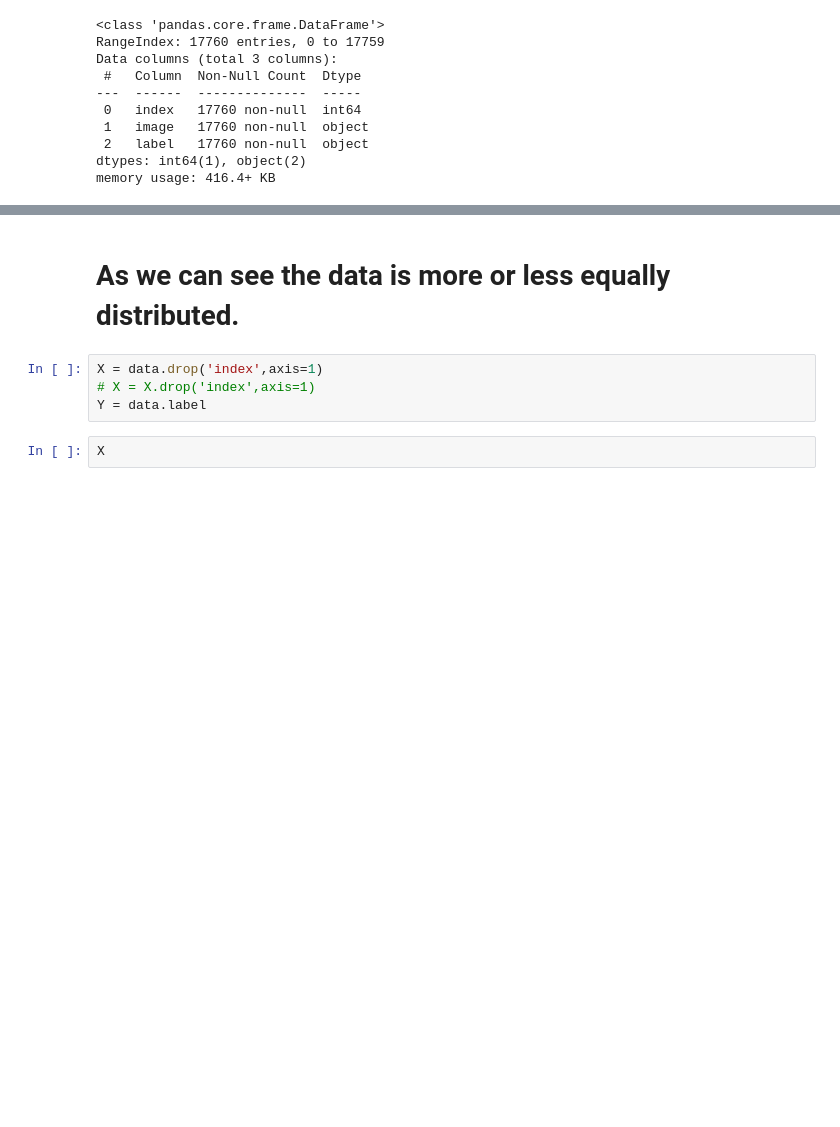
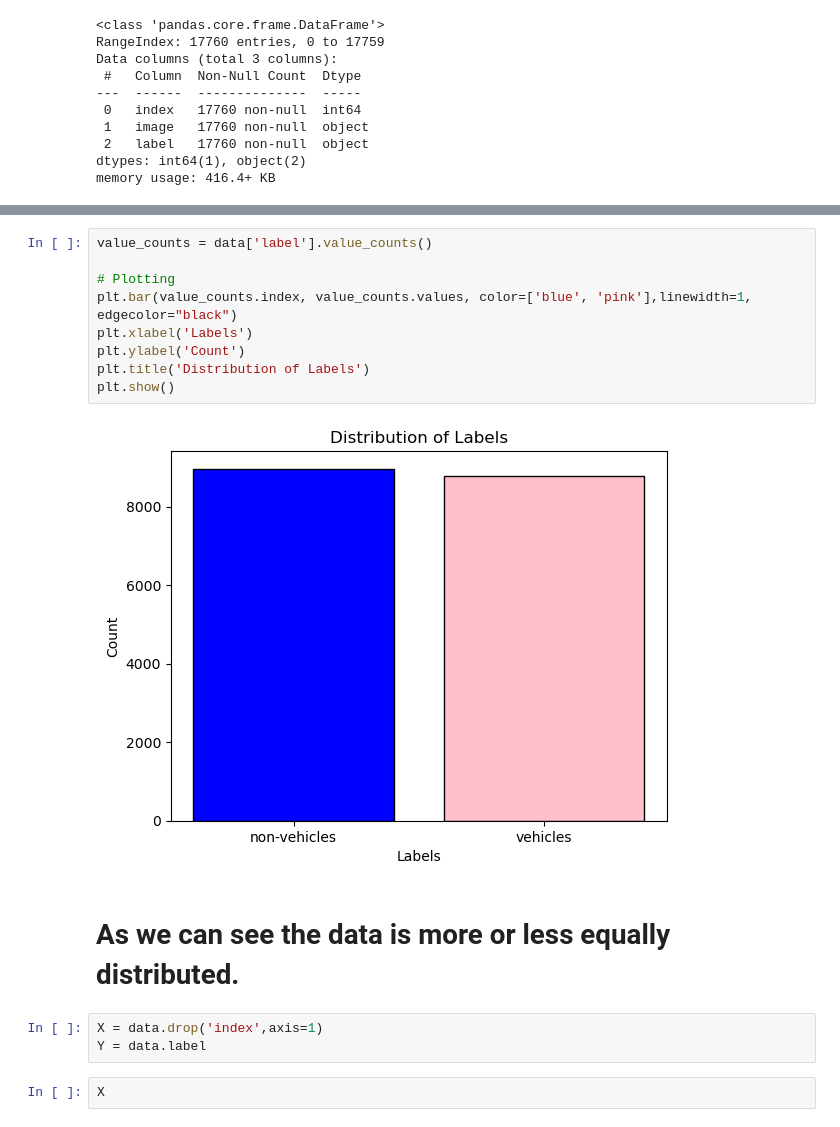
Before and after one commit to NoaAmichai/Deep_Learning_Final_Project, a Jupyter notebook: Vehicle_classification.ipynb, the cells around one changed output, grey strips where cells are left out. Saved outputs shown, nothing was run; the diff lists cells and outputs as text; blank space fills up the shorter version.

```diff
--- a/Vehicle_classification.ipynb
+++ b/Vehicle_classification.ipynb
@@ -166,8 +167,18 @@ Name: label, dtype: int64
+# %%
+value_counts = data['label'].value_counts()
+
+# Plotting
+plt.bar(value_counts.index, value_counts.values, color=['blue', 'pink'],linewidth=1, edgecolor="black")
+plt.xlabel('Labels')
+plt.ylabel('Count')
+plt.title('Distribution of Labels')
+plt.show()
+# %% [output]
+[figure, added]
 # %% [markdown]
 # As we can see the data is more or less equally distributed.
 # %%
 X = data.drop('index',axis=1)
-# X = X.drop('index',axis=1)
 Y = data.label
 # %%
 X
```
Also changed, not shown: parts of 4 cells of this notebook.
